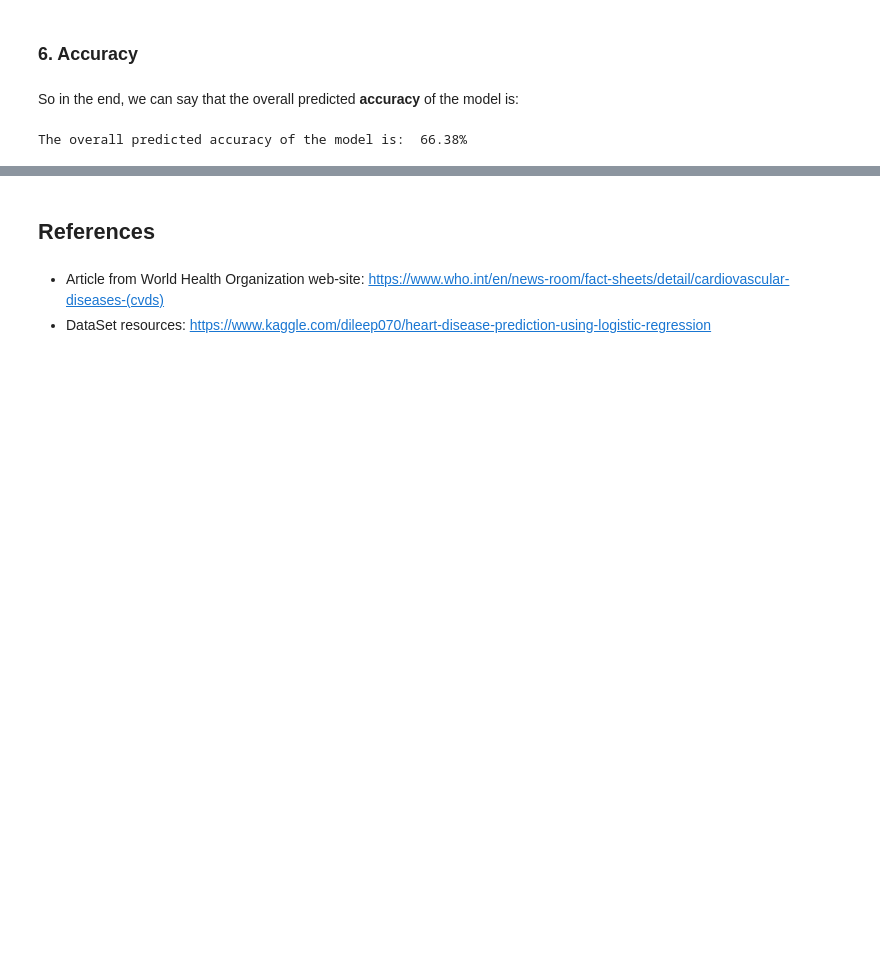
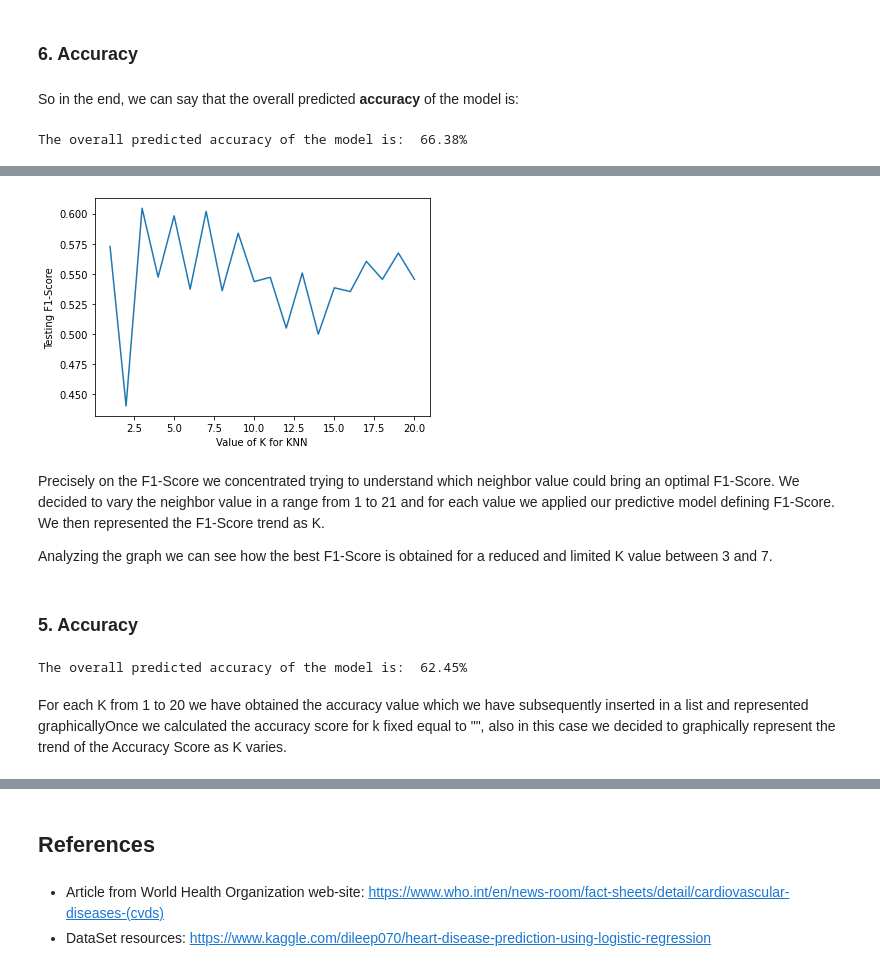
Before and after one commit to TarazGr/FDS-Final, a Jupyter notebook: REPORT.ipynb, the cells around one changed output, grey strips where cells are left out. Saved outputs shown, nothing was run; the diff lists cells and outputs as text; code cells hidden in the pictures; blank space fills up the shorter version.

```diff
--- a/REPORT.ipynb
+++ b/REPORT.ipynb
@@ -361,0 +379,2 @@ The overall predicted accuracy of the model is:  66.38%
+# %%
+target_test=df_test['TenYearCHD']
@@ -361,0 +464,30 @@ The overall predicted accuracy of the model is:  66.38%
+# %%
+df_train = pd.read_csv("/Users/antoniozappia/Documents/GitHub/FDS-Final/datasets/train_set.csv")
+# %%
+X_train=df_train.copy(deep=True)
+X_train.drop('TenYearCHD',axis=1,inplace=True)
+target_train =df_train['TenYearCHD']
+# %%
+k_range = range(1, 21)
+
+f1_score = []
+
+for k in k_range:
+    knn = KNeighborsClassifier(n_neighbors=k)
+    knn.fit(X_train, target_train)
+    y_pred = knn.predict(X_test)
+    f1_score.append(metric.f1_score(target_test, y_pred))
+# %%
+import matplotlib.pyplot as plt
+plt.plot(k_range, f1_score)
+plt.xlabel('Value of K for KNN')
+plt.ylabel('Testing F1-Score')
+plt.show()
+# %% [output]
+[figure, added]
+# %% [markdown]
+Precisely on the F1-Score we concentrated trying to understand which neighbor value could bring an optimal F1-Score. We decided to vary the neighbor value in a range from 1 to 21 and for each value we applied our predictive model defining F1-Score. We then represented the F1-Score trend as K.
+
+Analyzing the graph we can see how the best F1-Score is obtained for a reduced and limited K value between 3 and 7.
+# %% [markdown]
+### 5. Accuracy
@@ -361,0 +496,6 @@ The overall predicted accuracy of the model is:  66.38%
+# %%
+print('The overall predicted accuracy of the model is: ',"{:.2%}".format(accuracy))
+# %% [output]
+The overall predicted accuracy of the model is:  62.45%
+# %% [markdown]
+For each K from 1 to 20 we have obtained the accuracy value which we have subsequently inserted in a list and represented graphicallyOnce we calculated the accuracy score for k fixed equal to "", also in this case we decided to graphically represent the trend of the Accuracy Score as K varies.
```
Also changed, not shown: parts of 104 cells of this notebook.
